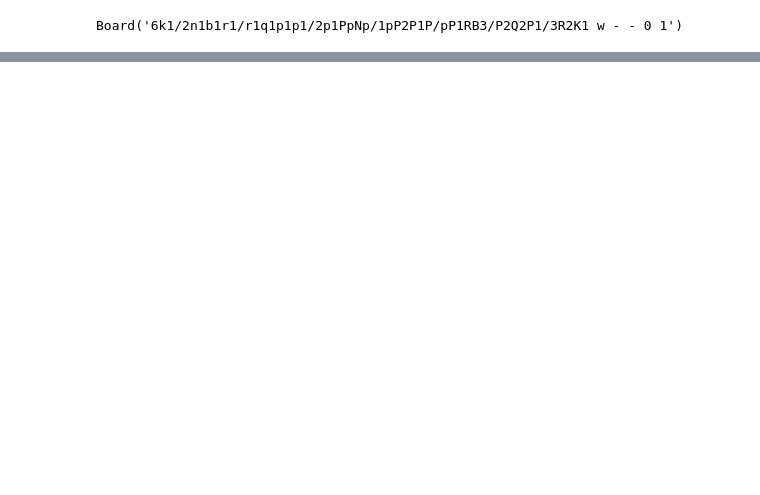
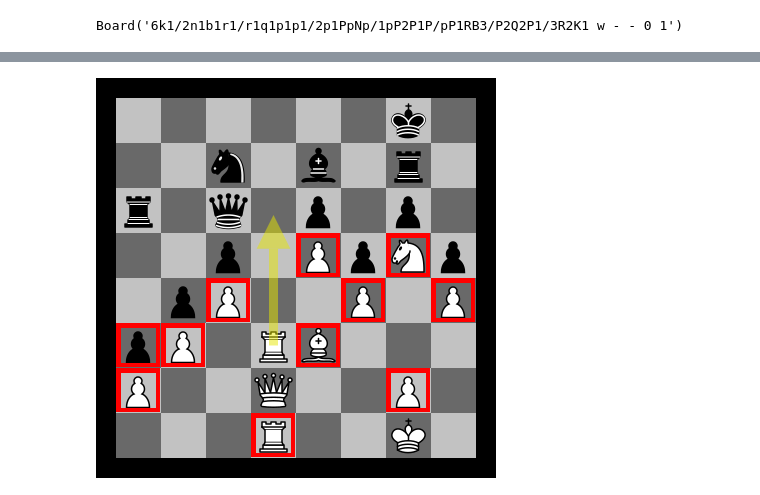
Before and after one commit to radroof22/xAI-chess, a Jupyter notebook: pairs_groups.ipynb, the cells around one changed output, grey strips where cells are left out. Drawn from its saved outputs; the diff is of its cells as text; code cells hidden in the pictures; blank space fills up the shorter version.

```diff
--- a/pairs_groups.ipynb
+++ b/pairs_groups.ipynb
@@ -143,0 +144,5 @@ display(Image(path))
+# %%
+path = board_visualization.show_heatmap(important_groups, optimal_move)
+display(Image(path))
+# %% [output]
+[figure, added]
```
Also changed, not shown: parts of 2 cells of this notebook, 3 other files.
